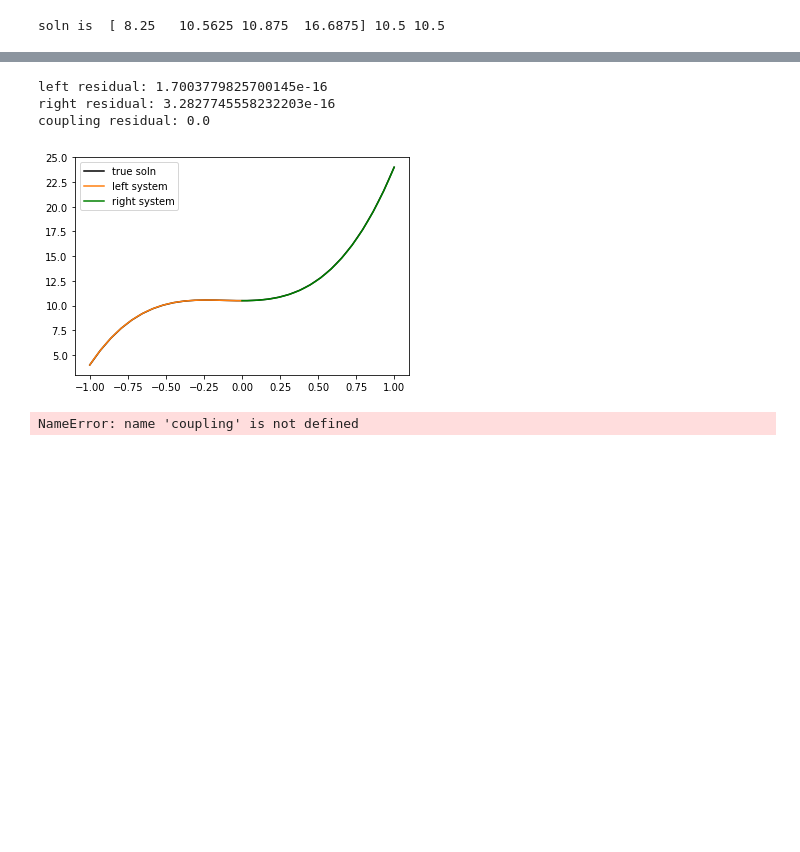
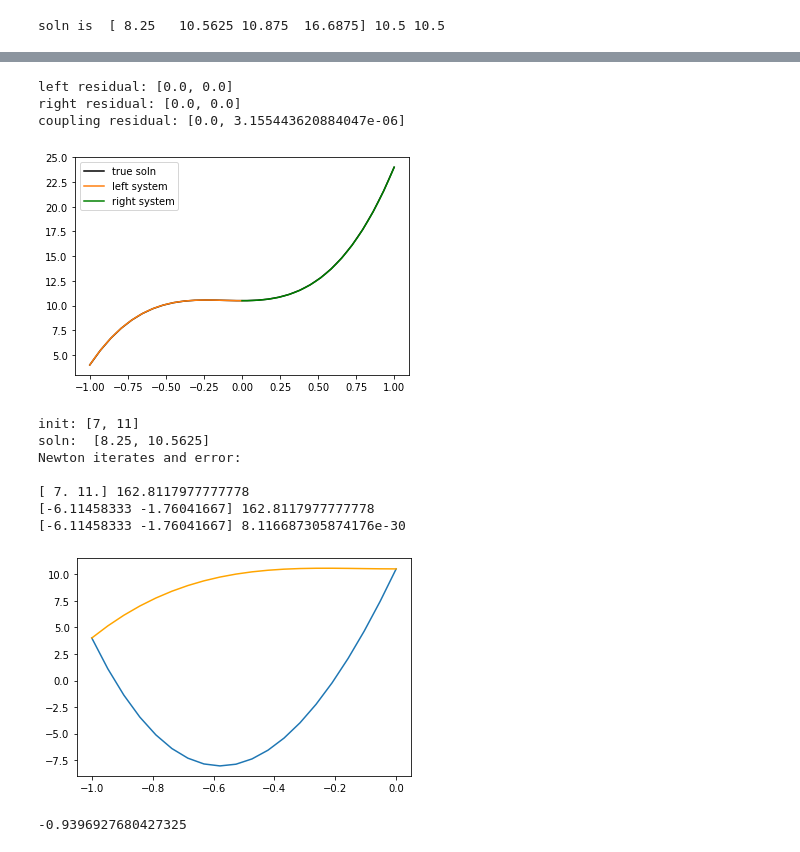
Before and after one commit to andy-c-huang/numerical-gems, a Jupyter notebook: coupled-nonlinear-systems.ipynb, the cells around one changed output, grey strips where cells are left out. Saved outputs shown, nothing was run; the diff lists cells and outputs as text; code cells hidden in the pictures; blank space fills up the shorter version.

Commit message:
Checking single system nonlinear solve.

```diff
--- a/coupled-nonlinear-systems.ipynb
+++ b/coupled-nonlinear-systems.ipynb
@@ -99,7 +99,7 @@ def hLeft(p,couplingBC):
 def hLeft_residual(p,couplingBC):
     # at x=0, 3*y = couplingBC
     y = couplingBC/3.
-    return np.linalg.norm([(f(xp,y) - hLeft(p,couplingBC)(xp))/(50.-1.) for xp in np.linspace(-1,0,50)])
+    return [f(-.8,y) - hLeft(p,couplingBC)(-.8),f(-.1,y) - hLeft(p,couplingBC)(-.1)]
 
 # right interpolant and residual (as function of couplingBC)
 def hRight(p,couplingBC):
@@ -108,10 +108,12 @@ def hRight(p,couplingBC):
 def hRight_residual(p,couplingBC):
     # at x=0, 3*y = couplingBC
     y = couplingBC/3.
-    return np.linalg.norm([(f(xp,y) - hRight(p,couplingBC)(xp))/(50.-1.) for xp in np.linspace(0,1,50)])
+    return [f(.25,y) - hRight(p,couplingBC)(.25),f(.75,y) - hRight(p,couplingBC)(.75)]
 
 def coupling_residual(leftp,rightp,bcLeft,bcRight):
-    return np.power(hLeft(leftp,bcLeft)(0)-hRight(rightp,bcRight)(0),2)
+    return [np.power(hLeft(leftp,bcLeft)(0)-hRight(rightp,bcRight)(0),2),\
+            np.power((hLeft(leftp,bcLeft)(0)-hLeft(leftp,bcLeft)(-1e-12))/1e-12-\
+                    (hRight(rightp,bcRight)(1e-12)-hRight(rightp,bcRight)(0))/1e-12,2)]
 
 # the exact solution is
 soln = np.array([f(x,3.5) for x in [-.75, -.25, .25, .75]])
@@ -189,26 +191,7 @@ print('left residual:',hLeft_residual(soln_left,f(0,3.5)))
 print('right residual:',hRight_residual(soln_right,f(0,3.5)))
 print('coupling residual:',coupling_residual(soln_left,soln_right,f(0,3.5),f(0,3.5)))
 # %% [output]
-left residual: 1.7003779825700145e-16
-right residual: 3.2827745558232203e-16
-coupling residual: 0.0
+left residual: [0.0, 0.0]
+right residual: [0.0, 0.0]
+coupling residual: [0.0, 3.155443620884047e-06]
 [figure]
-# %%
-# the full solution vector looks like [pLeft, pRight, bcLeft, bcRight]
-# hLeft_residual is a function of [pLeft, bcLeft]
-# hRight_residual is a function of [pRight, bcRight]
-# coupling_residual is a function of [pLeft, pRight, bcLeft, bcRight]
-
-# thus, the internal solution vector x is pLeft, pRight
-# and the coupling parameter y is bcLeft, bcRight
-
-
-# define the partial derivatives of the system
-hLeft_p = autograd.grad(hLeft,0) # derivative with respect to params
-hLeft_bc = autograd.grad(hLeft,1) # derivative with respect to coupling boundary condition
-hRight_p = autograd.grad(hRight,0) # derivative with respect to params
-hRight_bc = autograd.grad(hRight,1) # derivative with respect to coupling boundary condition
-coupling_bcLeft = autograd.grad(coupling,0)
-coupling_bcRight = autograd.grad(coupling,1)
-# %% [output]
-NameError: name 'coupling' is not defined
@@ -228,0 +263,44 @@ NameError: name 'coupling' is not defined
+# %%
+# test solving the left system using these components
+# input parameters for Newton's method
+x0 = [7 , 11]
+print('init:',x0,'\nsoln: ',soln_left,'\nNewton iterates and error:\n')
+tol = 1e-16
+
+# initialize
+xn = np.array(x0,dtype=np.float)
+xn0, xn1 = x0[0], x0[1]
+err = np.power(hLeft_residual0(xn0,xn1,f(0,3.5),0.,0.,0.),2) + np.power(hLeft_residual1(xn0,xn1,f(0,3.5),0.,0.,0.),2)
+xiterates = [x0]
+residuals = [err]
+
+while err > tol:
+    print(xn,err)
+    xn0 = xn[0]
+    xn1 = xn[1]
+    xn_packed = [xn0,xn1,f(0,3.5),0.,0.,0.]
+    DhLeftxn = np.matrix([[lr0_pl0(*xn_packed), lr0_pl1(*xn_packed)],\
+                          [lr1_pl0(*xn_packed), lr1_pl1(*xn_packed)]])
+    deltax = -np.linalg.pinv(DhLeftxn) * np.matrix([[hLeft_residual0(*xn_packed)],\
+                                                    [hLeft_residual1(*xn_packed)]])
+    xn += np.array([deltax[0,0], deltax[1,0]])
+    err = np.power(hLeft_residual0(*xn_packed),2) + np.power(hLeft_residual1(*xn_packed),2)
+    xiterates += [xn]
+    residuals += [err]
+
+print(xn,err)
+plot_f_over_x(hLeft([i for i in xn],f(0,3.5)),np.linspace(-1,0,20))
+plot_f_over_x(lambda x:f(x,3.5),np.linspace(-1,0,20),color='orange')
+# %% [output]
+init: [7, 11]
+soln:  [8.25, 10.5625]
+Newton iterates and error:
+
+[ 7. 11.] 162.8117977777778
+[-6.11458333 -1.76041667] 162.8117977777778
+[-6.11458333 -1.76041667] 8.116687305874176e-30
+[figure, added]
+# %%
+(hLeft_residual0(8.,4.,f(0,3.5),0.,0.,0.)-hLeft_residual0(8.-1e-12,4.,f(0,3.5),0.,0.,0.))/1e-12
+# %% [output]
+-0.9396927680427325
```
Also changed, not shown: parts of 7 cells of this notebook.
